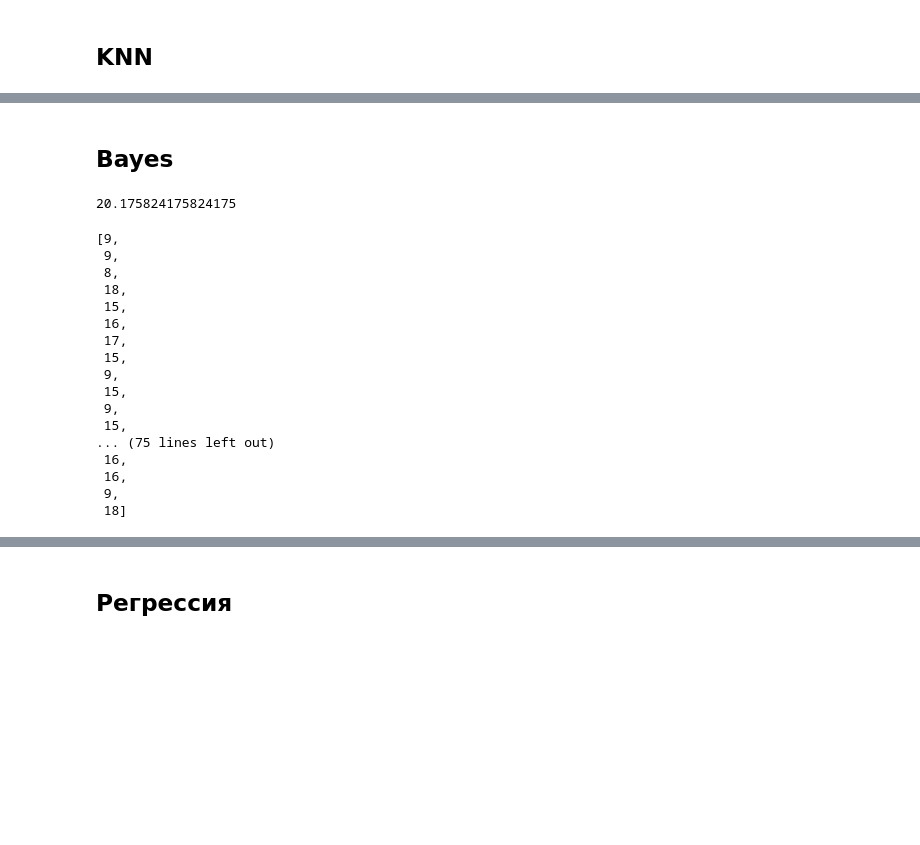
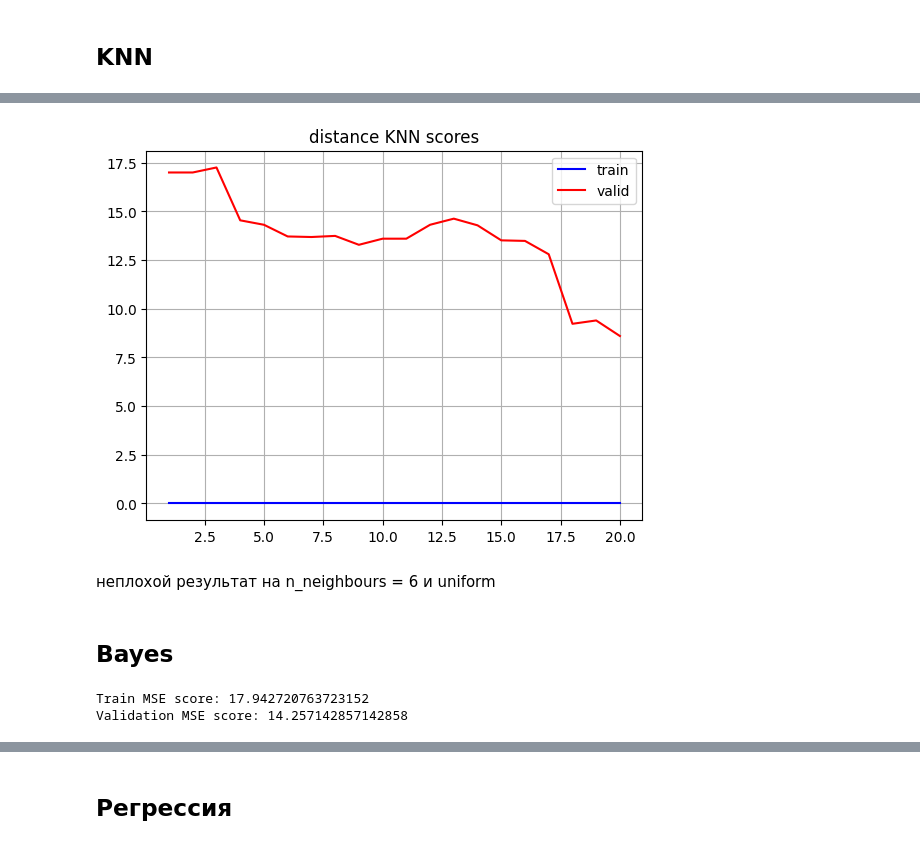
Before and after one commit to OfLoopa/ml_mipt_dafe, a Jupyter notebook: homeworks/hw_1_updated/hw_1_EDA.ipynb, the cells around one changed output, grey strips where cells are left out. Drawn from its saved outputs; the diff is of its cells as text; code cells hidden in the pictures; blank space fills up the shorter version.

```diff
--- a/homeworks/hw_1_updated/hw_1_EDA.ipynb
+++ b/homeworks/hw_1_updated/hw_1_EDA.ipynb
@@ -1426,28 +1456,21 @@ list(KNN.predict(X_validate))
+# %%
+plt.plot([i + 1 for i in range(20)], distance_scores[0], color='blue', label="train")
+plt.plot([i + 1 for i in range(20)], distance_scores[1], color='red', label="valid")
+plt.grid()
+plt.legend()
+plt.title("distance KNN scores")
+plt.show()
+# %% [output]
+[figure, added]
+# %% [markdown]
+неплохой результат на n_neighbours = 6 и uniform
 # %% [markdown]
 ## Bayes
 # %%
 NB = GaussianNB()
 NB.fit(X_training, y_training)
-mean_squared_error(NB.predict(X_validate), y_validate)
+print(f"Train MSE score: {mean_squared_error(NB.predict(X_training), y_training)}")
+print(f"Validation MSE score: {mean_squared_error(NB.predict(X_validate), y_validate)}")
 # %% [output]
-20.175824175824175
+Train MSE score: 17.942720763723152
+Validation MSE score: 14.257142857142858
-# %%
-list(NB.predict(X_validate))
-# %% [output]
-[9,
- 9,
- 8,
- 18,
- 15,
- 16,
- 17,
- 15,
- 9,
- 15,
- 9,
- 15,
-... (75 lines left out)
- 16,
- 16,
- 9,
- 18]
```
Also changed, not shown: parts of 94 cells of this notebook, 5 other files.
